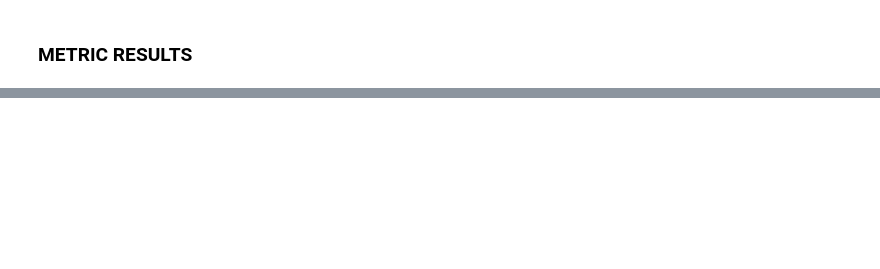
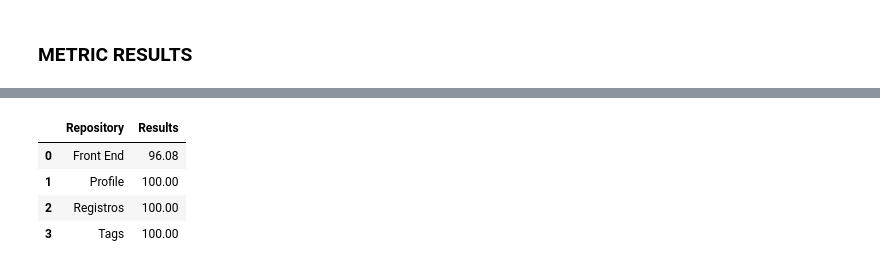
Before and after one commit to fga-eps-mds/2021.1-Oraculo, a Jupyter notebook: analytics-notebooks/qrapids-eps-mds-2021-1-Oraculo.ipynb, the cells around one changed output, grey strips where cells are left out. Saved outputs shown, nothing was run; the diff lists cells and outputs as text; code cells hidden in the pictures; blank space fills up the shorter version.

```diff
--- a/analytics-notebooks/qrapids-eps-mds-2021-1-Oraculo.ipynb
+++ b/analytics-notebooks/qrapids-eps-mds-2021-1-Oraculo.ipynb
@@ -599,0 +597,19 @@ m9(TAGS, NUMBER_OF_ISSUES)
+# %%
+front_m3 = m3(front_files_data)
+profile_m3 = m3(profile_files_data)
+registros_m3 = m3(registros_files_data)
+tags_m3 = m3(tags_files_data)
+
+m3_results = {"Repository": ["Front End", "Profile", "Registros", "Tags"], "Results": [front_m3, profile_m3, registros_m3, tags_m3]}
+
+m3_results = pd.DataFrame(data=m3_results)
+
+m3_results.style.hide_index
+
+m3_results
+# %% [output]
+|  | Repository | Results |
+| 0 | Front End | 96.08 |
+| 1 | Profile | 100.00 |
+| 2 | Registros | 100.00 |
+| 3 | Tags | 100.00 |
```
Also changed, not shown: parts of 20 cells of this notebook.
